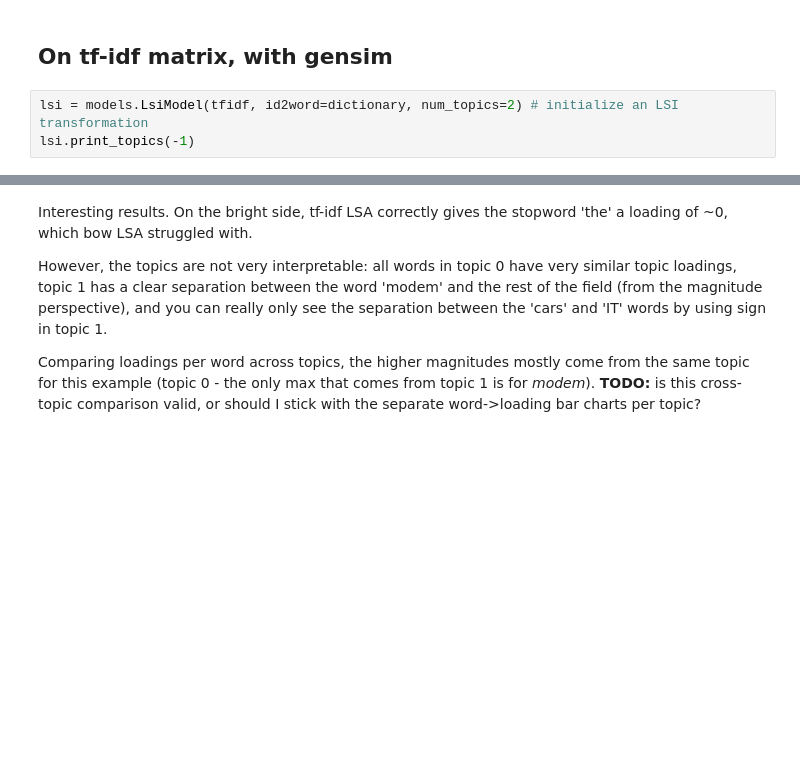
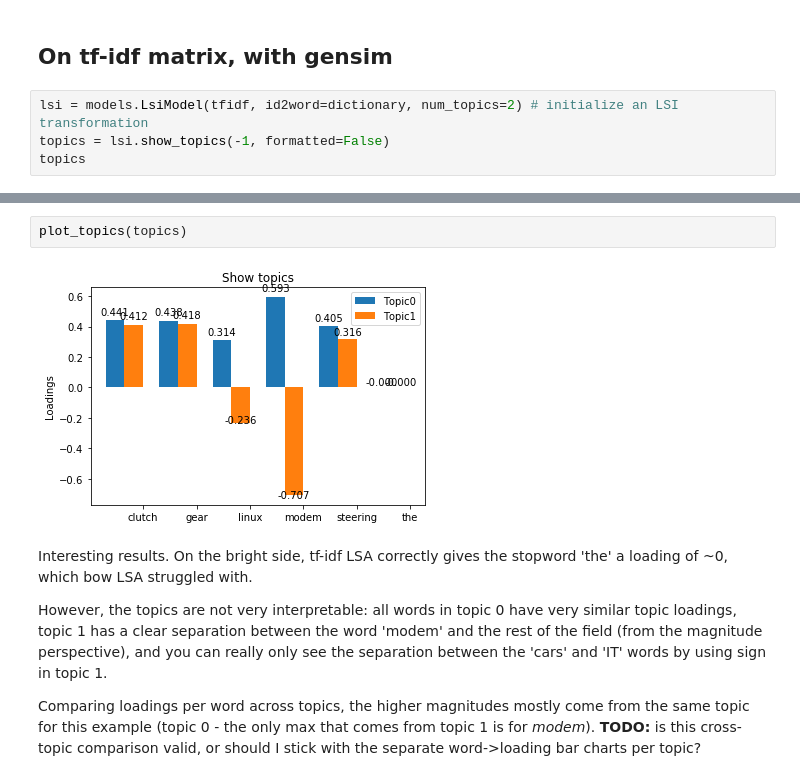
Before and after one commit to iconix/nlp-sandbox, a Jupyter notebook: topic_models.ipynb, the cells around one changed output, grey strips where cells are left out. Drawn from its saved outputs; the diff is of its cells as text; blank space fills up the shorter version.

```diff
--- a/topic_models.ipynb
+++ b/topic_models.ipynb
@@ -234,6 +286,7 @@ print(svd.explained_variance_ratio_)
 ## On tf-idf matrix, with gensim
 # %%
 lsi = models.LsiModel(tfidf, id2word=dictionary, num_topics=2) # initialize an LSI transformation
-lsi.print_topics(-1)
+topics = lsi.show_topics(-1, formatted=False)
+topics
 # %% [output]
 [(0,
@@ -243,3 +306,7 @@ lsi.print_topics(-1)
+# %%
+plot_topics(topics)
+# %% [output]
+[figure, added]
 # %% [markdown]
 Interesting results. On the bright side, tf-idf LSA correctly gives the stopword 'the' a loading of ~0, which bow LSA struggled with.
 
```
Also changed, not shown: parts of 36 cells of this notebook.
